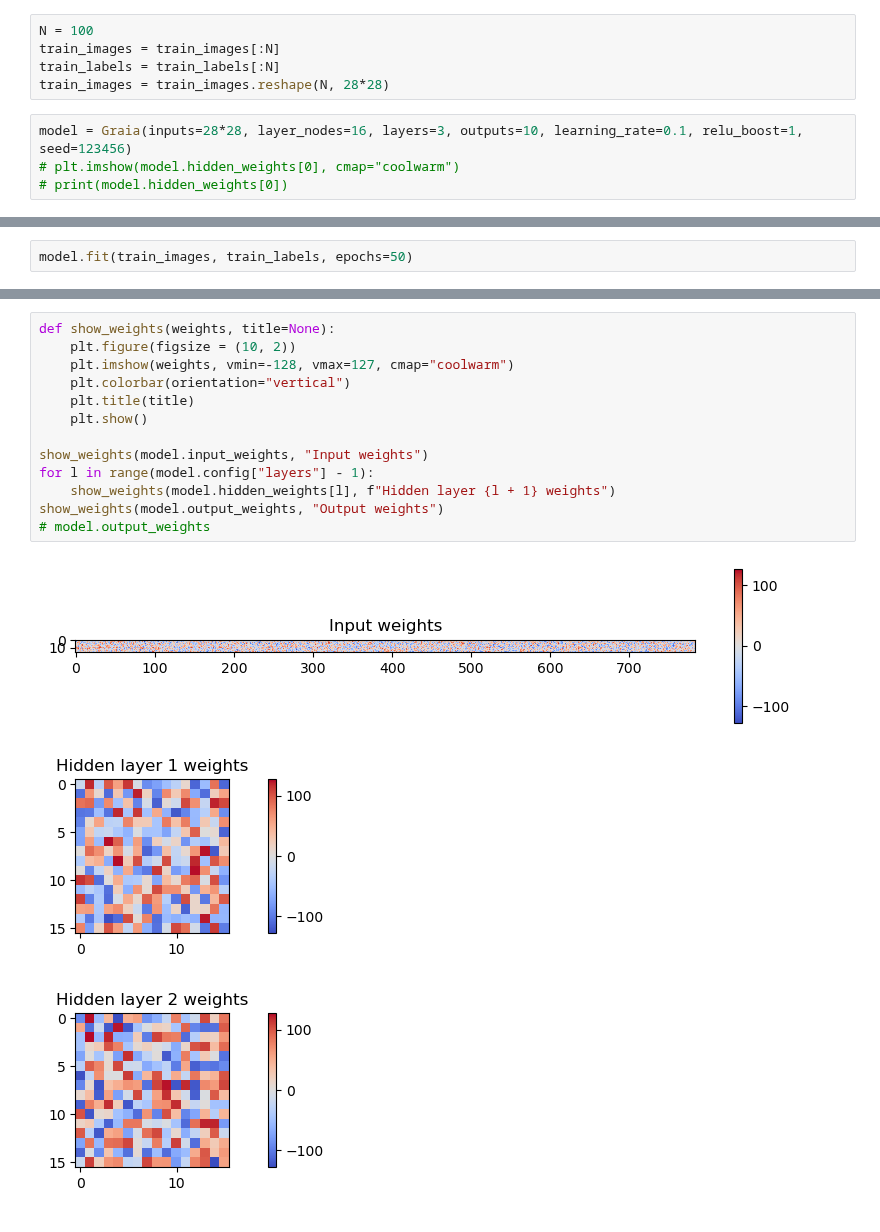
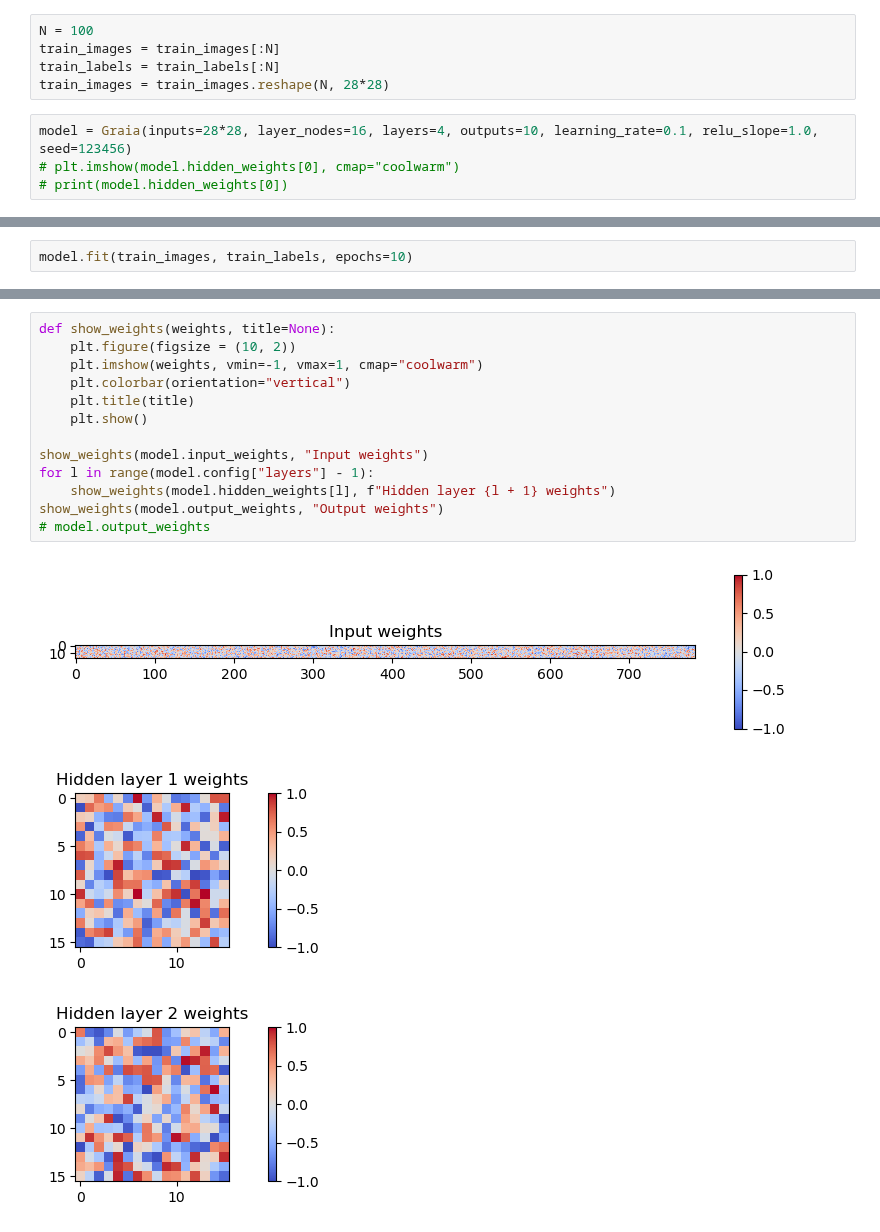
Before and after one commit to laurentpayot/graia, a Jupyter notebook: Graia_digits.ipynb, the cells around one changed output, grey strips where cells are left out. Cells and saved outputs as stored; diff of their text form.

Commit message:
f32 weights

```diff
--- a/Graia_digits.ipynb
+++ b/Graia_digits.ipynb
@@ -36,7 +36,7 @@ train_images = train_images[:N]
 train_labels = train_labels[:N]
 train_images = train_images.reshape(N, 28*28)
 # %%
-model = Graia(inputs=28*28, layer_nodes=16, layers=3, outputs=10, learning_rate=0.1, relu_boost=1, seed=123456)
+model = Graia(inputs=28*28, layer_nodes=16, layers=4, outputs=10, learning_rate=0.1, relu_slope=1.0, seed=123456)
 # plt.imshow(model.hidden_weights[0], cmap="coolwarm")
 # print(model.hidden_weights[0])
 # %% [output]
@@ -44,3 +44,3 @@ model = Graia(inputs=28*28, layer_nodes=16, layers=3, outputs=10, learning_rate=
 # %%
-model.fit(train_images, train_labels, epochs=50)
+model.fit(train_images, train_labels, epochs=10)
 # %% [output]
@@ -56,17 +57,17 @@ plt.show()
 # %%
 def show_weights(weights, title=None):
     plt.figure(figsize = (10, 2))
-    plt.imshow(weights, vmin=-128, vmax=127, cmap="coolwarm")
+    plt.imshow(weights, vmin=-1, vmax=1, cmap="coolwarm")
     plt.colorbar(orientation="vertical")
     plt.title(title)
     plt.show()
 
 show_weights(model.input_weights, "Input weights")
 for l in range(model.config["layers"] - 1):
     show_weights(model.hidden_weights[l], f"Hidden layer {l + 1} weights")
 show_weights(model.output_weights, "Output weights")
 # model.output_weights
 # %% [output]
-[figure, old version]
+[figure, new version]
-[figure, old version]
+[figure, new version]
-[figure, old version]
+[figure, new version]
```
Also changed, not shown: parts of 6 cells of this notebook, 3 other files.
